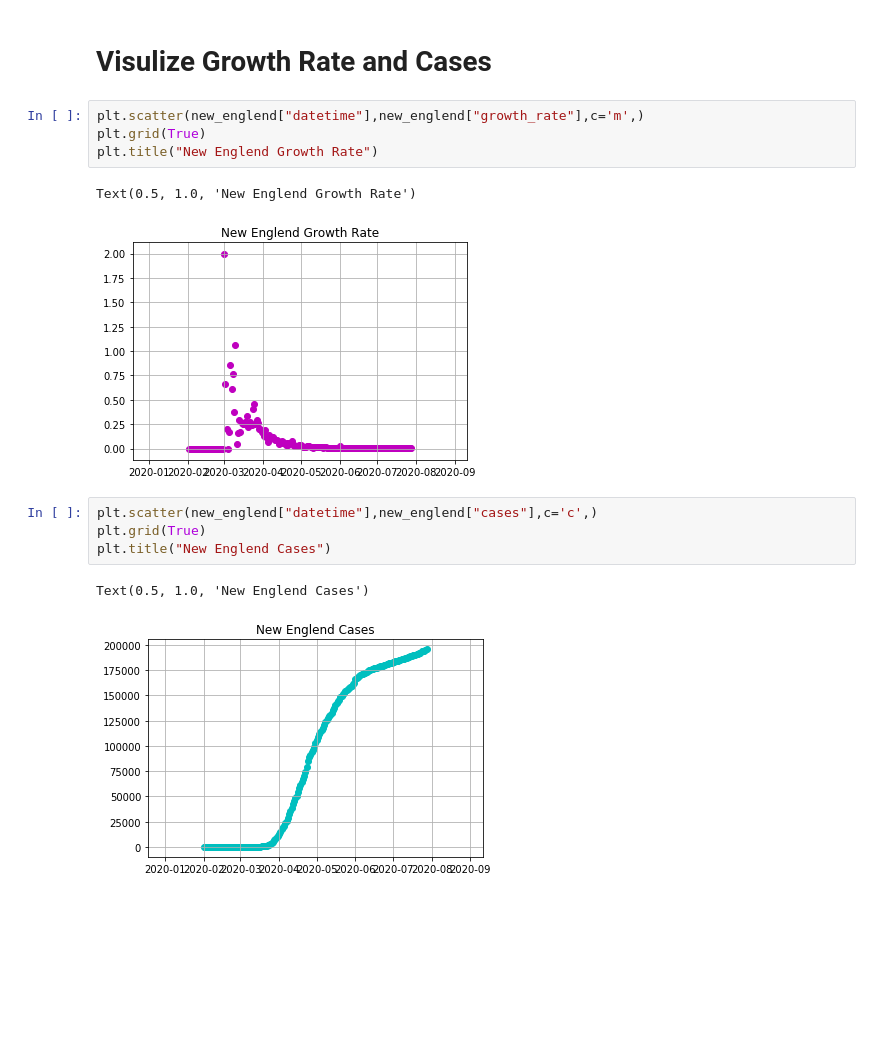
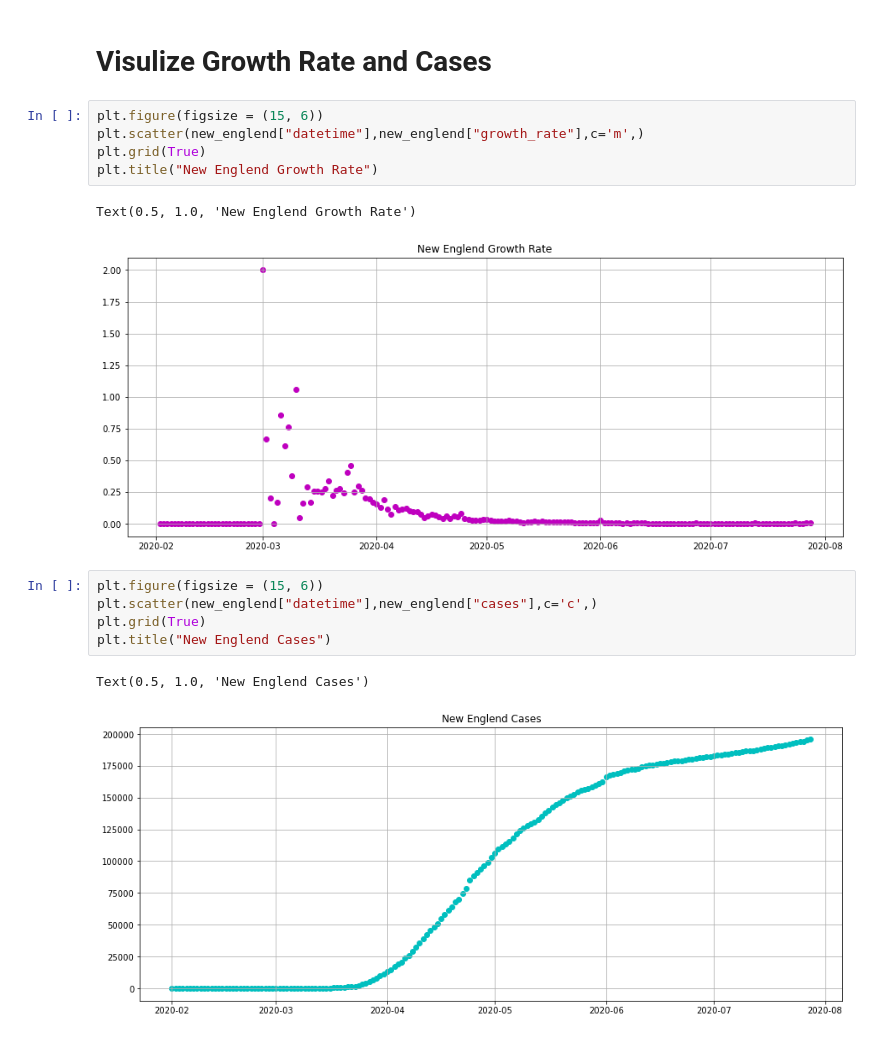
Before and after one commit to searanch/Covid-19-Hackathon, a Jupyter notebook: liz_regions.ipynb, the cells around one changed output. Drawn from its saved outputs; the diff is of its cells as text; blank space fills up the shorter version.

```diff
--- a/liz_regions.ipynb
+++ b/liz_regions.ipynb
@@ -110,16 +117,18 @@ Name: growth_rate, dtype: float64
 # %% [markdown]
 # Visulize Growth Rate and Cases
 # %%
+plt.figure(figsize = (15, 6))
 plt.scatter(new_englend["datetime"],new_englend["growth_rate"],c='m',)
 plt.grid(True)
 plt.title("New Englend Growth Rate")
 # %% [output]
 Text(0.5, 1.0, 'New Englend Growth Rate')
-[figure, old version]
+[figure, new version]
 # %%
+plt.figure(figsize = (15, 6))
 plt.scatter(new_englend["datetime"],new_englend["cases"],c='c',)
 plt.grid(True)
 plt.title("New Englend Cases")
 # %% [output]
 Text(0.5, 1.0, 'New Englend Cases')
-[figure, old version]
+[figure, new version]
```
Also changed, not shown: parts of 19 cells of this notebook, 3 other files.
